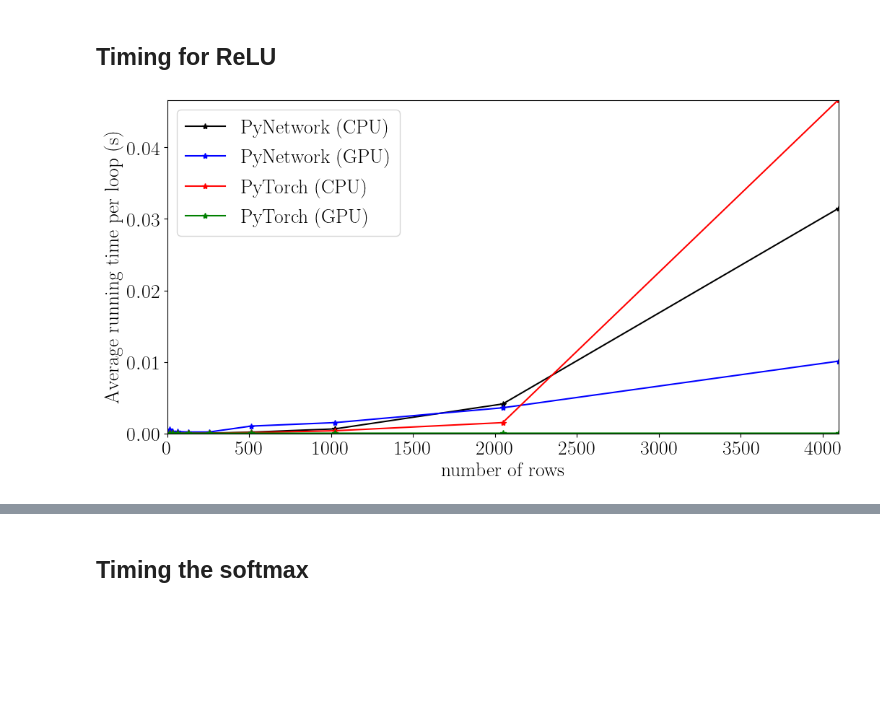
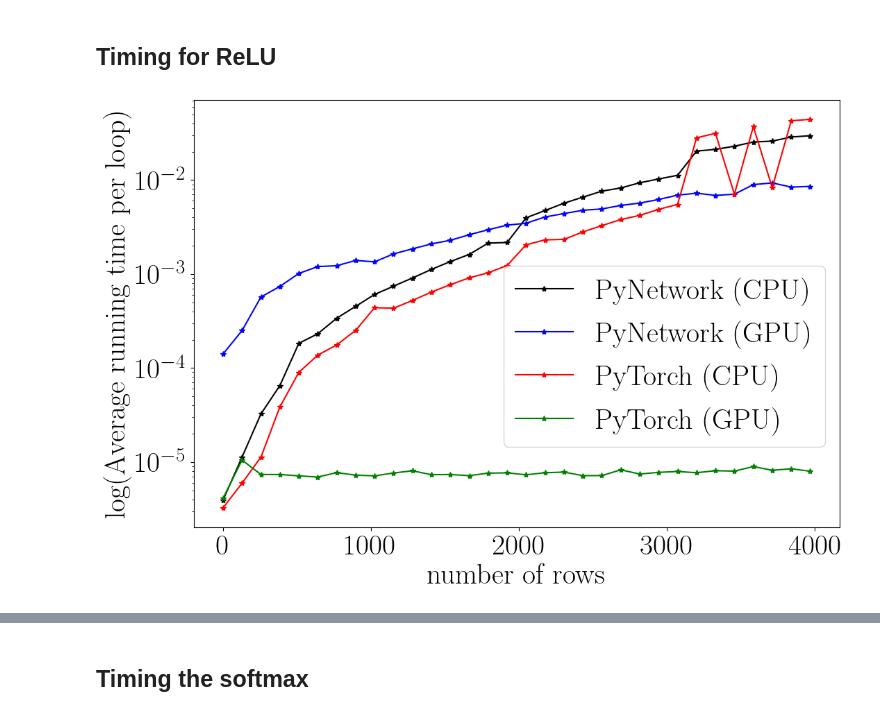
Before and after one commit to williamjones7/GPU-Algorithms, a Jupyter notebook: timing-activation.ipynb, the cells around one changed output, grey strips where cells are left out. Saved outputs shown, nothing was run; the diff lists cells and outputs as text; code cells hidden in the pictures; blank space fills up the shorter version.

Commit message:
Changed the plot to logscale

```diff
--- a/timing-activation.ipynb
+++ b/timing-activation.ipynb
@@ -69,36 +87,36 @@ def timing_activation_function(x, name):
 # %%
 # # Test with different size (square matrix)
 
-# Define data points and x
-n_points = 9
-n_rows = np.logspace(4, 3 + n_points, num = n_points, base = 2).astype(np.int32)
-timing_relu = np.zeros((n_points, 4))
+# Define x
+n_rows = np.arange(0, 4096, 128)
+timing_relu = np.zeros((len(n_rows), 4))
 
 # Store the result
-for i in range(n_points):
+for i in range(len(n_rows)):
     x = np.random.rand(n_rows[i], n_rows[i]).astype(np.float32)
     timing_relu[i, :] = timing_activation_function(x, 'relu')
 
 # Plot the result
 fig, ax = plt.subplots()
-fig.set_size_inches(12, 6)
-
-ax.axis([0, 2 ** 12, 0, np.max(timing_relu)])
+fig.set_size_inches(12, 8)
 
 plt.rc('text', usetex=True)
 plt.rc('font', family='serif')
 
-ax.set(xlabel = 'number of rows', ylabel = 'Average running time per loop (s)')
+ax.set(xlabel = 'number of rows', ylabel = 'log(Average running time per loop)')
+ax.set_yscale('log')
 ax.plot(n_rows, timing_relu[:, 0], 'k*-')
 ax.plot(n_rows, timing_relu[:, 1], 'b*-')
 ax.plot(n_rows, timing_relu[:, 2], 'r*-')
 ax.plot(n_rows, timing_relu[:, 3], 'g*-')
 
-plt.legend(['PyNetwork (CPU)', 'PyNetwork (GPU)', 'PyTorch (CPU)', 'PyTorch (GPU)'])
+plt.legend(['PyNetwork (CPU)', 'PyNetwork (GPU)', 'PyTorch (CPU)', 'PyTorch (GPU)'],
+           loc='center right', bbox_to_anchor = (0,-0.1,1,1))
+
 plt.savefig('relu_testing_with_square_matrix.pdf', bbox_inches='tight')
 plt.show()
 # %% [output]
-[figure, old version]
+[figure, new version]
 # %%
 # Test with different size (fixed number of columns, different number of rows)
 
```
Also changed, not shown: parts of 5 cells of this notebook.
